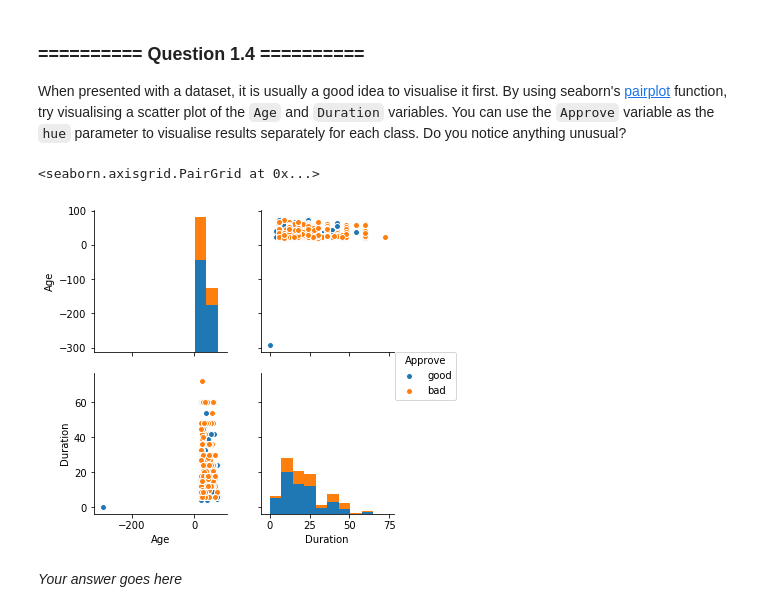
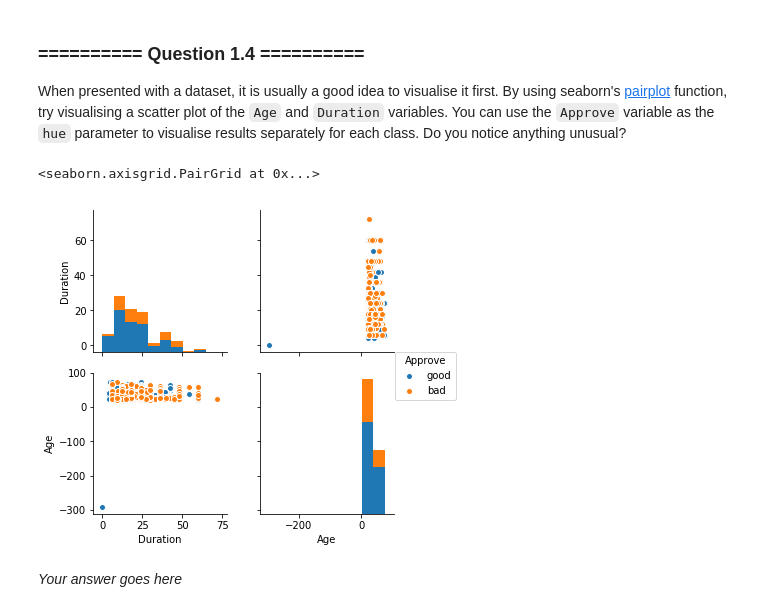
Before and after one commit to ShootingSpace/Machine-learning-practical-with-scikit-learn, a Jupyter notebook: 04_Lab_2_Decision_trees_linear_regression.ipynb, the cells around one changed output. Saved outputs shown, nothing was run; the diff lists cells and outputs as text; code cells hidden in the pictures.

```diff
--- a/04_Lab_2_Decision_trees_linear_regression.ipynb
+++ b/04_Lab_2_Decision_trees_linear_regression.ipynb
@@ -89,10 +89,10 @@ credit.head(10)
 When presented with a dataset, it is usually a good idea to visualise it first. By using seaborn's [pairplot](https://seaborn.github.io/generated/seaborn.pairplot.html?highlight=pairplot#seaborn.pairplot) function, try visualising a scatter plot of the `Age` and `Duration` variables. You can use the `Approve` variable as the `hue` parameter to visualise results separately for each class. Do you notice anything unusual?
 # %%
 # Your code goes here
-sns.pairplot(credit,hue='Approve',vars=['Age','Duration'])
+sns.pairplot(credit,hue='Approve',vars=['Duration','Age'])
 # %% [output]
 <seaborn.axisgrid.PairGrid at 0x...>
-[figure, old version]
+[figure, new version]
 # %% [markdown]
 *Your answer goes here*
 # %% [markdown]
```
Also changed, not shown: parts of 5 cells of this notebook, 1 other file.
